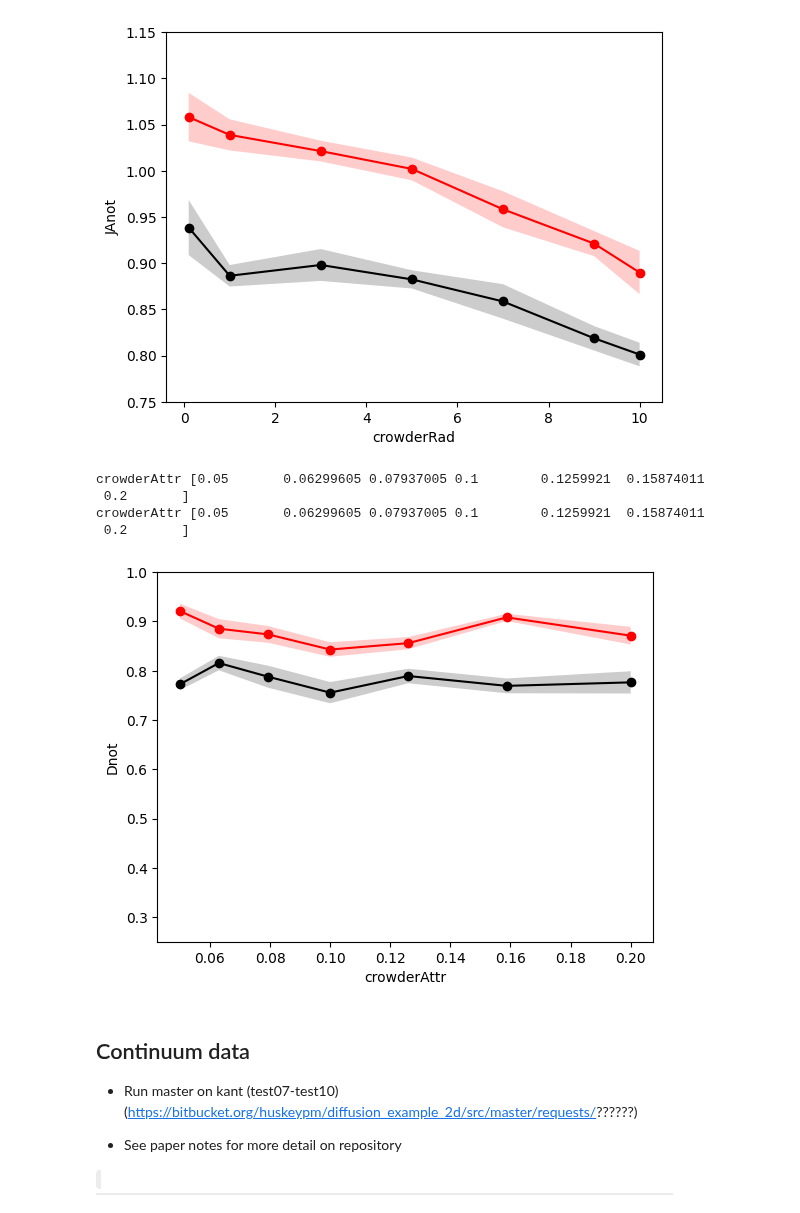
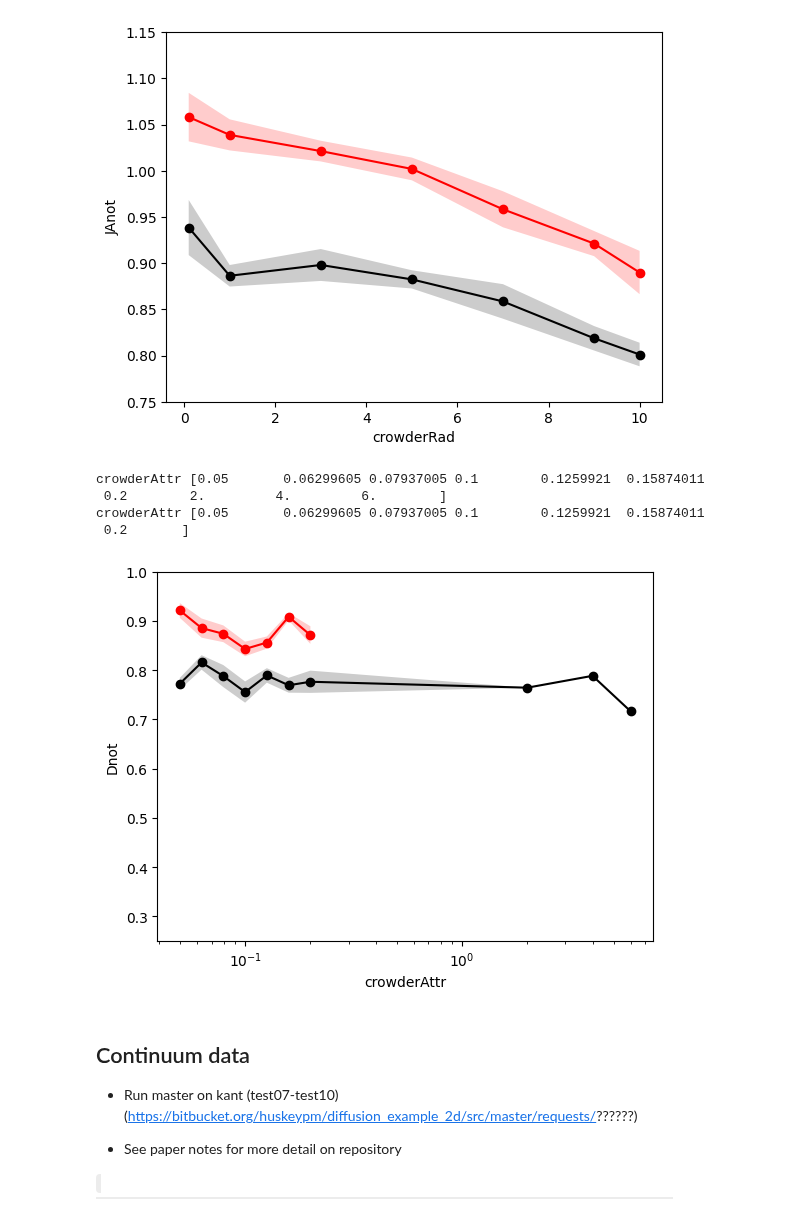
Before and after one commit to huskeypm/cellmigration, a Jupyter notebook: migration_paper.ipynb, the cells around one changed output. Drawn from its saved outputs; the diff is of its cells as text; code cells hidden in the pictures.

```diff
--- a/migration_paper.ipynb
+++ b/migration_paper.ipynb
@@ -484,33 +476,33 @@ array([0.93111187, 0.91784375, 0.8840925 , 0.82520687, 0.74439812,
 # %%
 key = "crowderAttr"
 
 case = empty()
 case.conds,case.Ds,case.Dstds,case.JAs,case.JAstds, case.vFs  = pdat.ProcessGroup(df,key)
 cases[key+"-atp"] = case
 
 
 case = empty()
 case.conds,case.Ds,case.Dstds,case.JAs,case.JAstds, case.vFs  = pdat.ProcessGroup(dfATP,key)
 cases[key+"+atp"] = case
 
 
 case = cases[key+"-atp"]
 stds = case.JAstds*-1*jNormFactor / np.sqrt(nCases)
 pdat.PlotKey(case.conds,case.JAs*jNormFactor,stds,key)#,normalize=True)
 
 case = cases[key+"+atp"]
 stds = case.JAstds*-1*jNormFactor / np.sqrt(nCases)
 pdat.PlotKey(case.conds,case.JAs*jNormFactor,stds,key,color='r')#,normalize=True)
-
+plt.xscale('log')
 plt.ylim([0.25,1.0])
 
 plt.gcf().savefig(outPath+"fig5_crowderAttr.png",dpi=300)
 # %% [output]
+crowderAttr [0.05       0.06299605 0.07937005 0.1        0.1259921  0.15874011
+ 0.2        2.         4.         6.        ]
 crowderAttr [0.05       0.06299605 0.07937005 0.1        0.1259921  0.15874011
  0.2       ]
-crowderAttr [0.05       0.06299605 0.07937005 0.1        0.1259921  0.15874011
- 0.2       ]
-[figure, old version]
+[figure, new version]
 # %% [markdown]
 ## Continuum data
 
```
Also changed, not shown: parts of 15 cells of this notebook.
